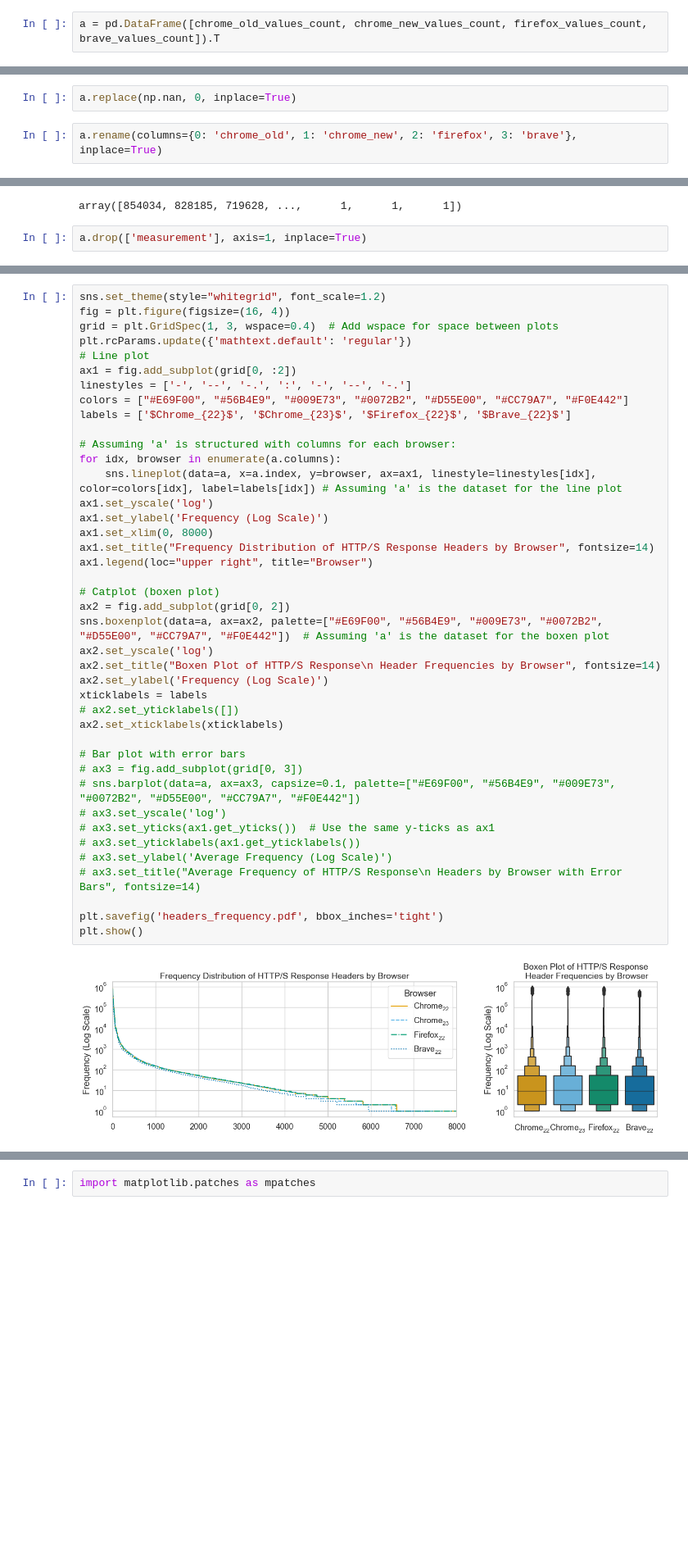
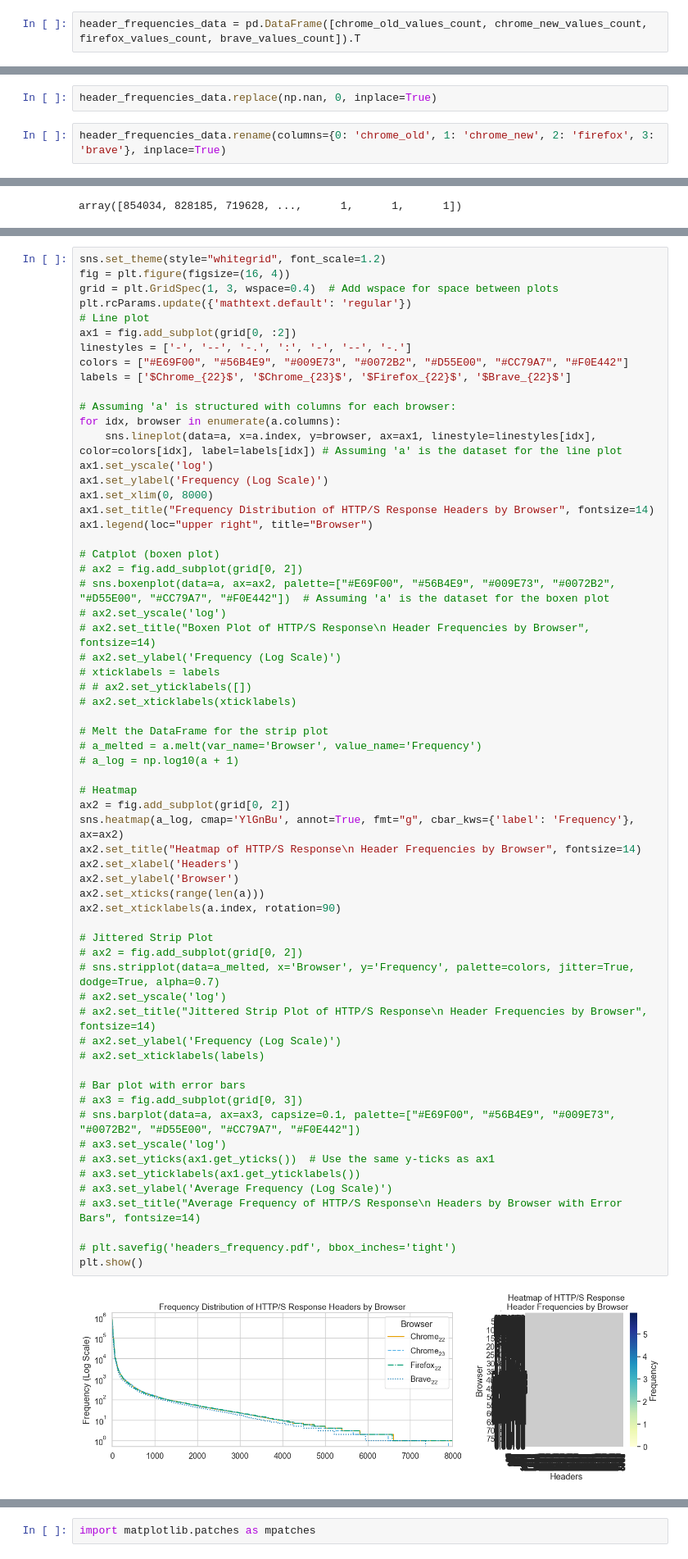
Before and after one commit to wolfrieder/http-response-classifier, a Jupyter notebook: notebooks/visualizations.ipynb, the cells around one changed output, grey strips where cells are left out. Shown at 82% size. Saved outputs shown, nothing was run; the diff lists cells and outputs as text; blank space fills up the shorter version.

```diff
--- a/notebooks/visualizations.ipynb
+++ b/notebooks/visualizations.ipynb
@@ -137,4 +120,4 @@ chrome_old_values_count[::-1].sort()
 firefox_values_count[::-1].sort()
 brave_values_count[::-1].sort()
 # %%
-a = pd.DataFrame([chrome_old_values_count, chrome_new_values_count, firefox_values_count, brave_values_count]).T
+header_frequencies_data = pd.DataFrame([chrome_old_values_count, chrome_new_values_count, firefox_values_count, brave_values_count]).T
@@ -157,4 +148,4 @@ a
 # %%
-a.replace(np.nan, 0, inplace=True)
+header_frequencies_data.replace(np.nan, 0, inplace=True)
 # %%
-a.rename(columns={0: 'chrome_old', 1: 'chrome_new', 2: 'firefox', 3: 'brave'}, inplace=True)
+header_frequencies_data.rename(columns={0: 'chrome_old', 1: 'chrome_new', 2: 'firefox', 3: 'brave'}, inplace=True)
@@ -198,8 +189,6 @@ len(chrome_old_values_count), len(chrome_new_values_count), len(firefox_values_c
 chrome_old_values_count
 # %% [output]
 array([854034, 828185, 719628, ...,      1,      1,      1])
-# %%
-a.drop(['measurement'], axis=1, inplace=True)
 # %%
 # Assuming 'a_long' is your long format dataframe
 palette = ["#E69F00", "#56B4E9", "#009E73", "#0072B2", "#D55E00", "#CC79A7", "#F0E442"]
@@ -274,41 +247,62 @@ grid = plt.GridSpec(1, 3, wspace=0.4)  # Add wspace for space between plots
 plt.rcParams.update({'mathtext.default': 'regular'})
 # Line plot
 ax1 = fig.add_subplot(grid[0, :2])
 linestyles = ['-', '--', '-.', ':', '-', '--', '-.']
 colors = ["#E69F00", "#56B4E9", "#009E73", "#0072B2", "#D55E00", "#CC79A7", "#F0E442"]
 labels = ['$Chrome_{22}$', '$Chrome_{23}$', '$Firefox_{22}$', '$Brave_{22}$']
 
 # Assuming 'a' is structured with columns for each browser:
 for idx, browser in enumerate(a.columns):
     sns.lineplot(data=a, x=a.index, y=browser, ax=ax1, linestyle=linestyles[idx], color=colors[idx], label=labels[idx]) # Assuming 'a' is the dataset for the line plot
 ax1.set_yscale('log')
 ax1.set_ylabel('Frequency (Log Scale)')
 ax1.set_xlim(0, 8000)
 ax1.set_title("Frequency Distribution of HTTP/S Response Headers by Browser", fontsize=14)
 ax1.legend(loc="upper right", title="Browser")
 
 # Catplot (boxen plot)
+# ax2 = fig.add_subplot(grid[0, 2])
+# sns.boxenplot(data=a, ax=ax2, palette=["#E69F00", "#56B4E9", "#009E73", "#0072B2", "#D55E00", "#CC79A7", "#F0E442"])  # Assuming 'a' is the dataset for the boxen plot
+# ax2.set_yscale('log')
+# ax2.set_title("Boxen Plot of HTTP/S Response\n Header Frequencies by Browser", fontsize=14)
+# ax2.set_ylabel('Frequency (Log Scale)')
+# xticklabels = labels
+# # ax2.set_yticklabels([])
+# ax2.set_xticklabels(xticklabels)
+
+# Melt the DataFrame for the strip plot
+# a_melted = a.melt(var_name='Browser', value_name='Frequency')
+# a_log = np.log10(a + 1)
+
+# Heatmap
 ax2 = fig.add_subplot(grid[0, 2])
-sns.boxenplot(data=a, ax=ax2, palette=["#E69F00", "#56B4E9", "#009E73", "#0072B2", "#D55E00", "#CC79A7", "#F0E442"])  # Assuming 'a' is the dataset for the boxen plot
-ax2.set_yscale('log')
-ax2.set_title("Boxen Plot of HTTP/S Response\n Header Frequencies by Browser", fontsize=14)
-ax2.set_ylabel('Frequency (Log Scale)')
-xticklabels = labels
-# ax2.set_yticklabels([])
-ax2.set_xticklabels(xticklabels)
+sns.heatmap(a_log, cmap='YlGnBu', annot=True, fmt="g", cbar_kws={'label': 'Frequency'}, ax=ax2)
+ax2.set_title("Heatmap of HTTP/S Response\n Header Frequencies by Browser", fontsize=14)
+ax2.set_xlabel('Headers')
+ax2.set_ylabel('Browser')
+ax2.set_xticks(range(len(a)))
+ax2.set_xticklabels(a.index, rotation=90)
+
+# Jittered Strip Plot
+# ax2 = fig.add_subplot(grid[0, 2])
+# sns.stripplot(data=a_melted, x='Browser', y='Frequency', palette=colors, jitter=True, dodge=True, alpha=0.7)
+# ax2.set_yscale('log')
+# ax2.set_title("Jittered Strip Plot of HTTP/S Response\n Header Frequencies by Browser", fontsize=14)
+# ax2.set_ylabel('Frequency (Log Scale)')
+# ax2.set_xticklabels(labels)
 
 # Bar plot with error bars
 # ax3 = fig.add_subplot(grid[0, 3])
 # sns.barplot(data=a, ax=ax3, capsize=0.1, palette=["#E69F00", "#56B4E9", "#009E73", "#0072B2", "#D55E00", "#CC79A7", "#F0E442"])
 # ax3.set_yscale('log')
 # ax3.set_yticks(ax1.get_yticks())  # Use the same y-ticks as ax1
 # ax3.set_yticklabels(ax1.get_yticklabels())
 # ax3.set_ylabel('Average Frequency (Log Scale)')
 # ax3.set_title("Average Frequency of HTTP/S Response\n Headers by Browser with Error Bars", fontsize=14)
 
-plt.savefig('headers_frequency.pdf', bbox_inches='tight')
+# plt.savefig('headers_frequency.pdf', bbox_inches='tight')
 plt.show()
 # %% [output]
-[figure, old version]
+[figure, new version]
 # %% [markdown]
 Figure 1 illustrates the usage of HTTP/S response headers across four different browsers. The left plot (a) displays the frequency distribution of HTTP/S response headers for each browser, showing how often each header is present in the dataset. The right plot (b) presents a boxen plot of the same data, which provides a more detailed view of the distribution, revealing variations and trends among the browsers. The browsers are represented by their abbreviations: CO (Browser 1), CN (Browser 2), F (Browser 3), and B (Browser 4). Both plots are shown on a logarithmic scale to better visualize the wide range of header frequency values.
```
Also changed, not shown: parts of 39 cells of this notebook, 6 other files.
